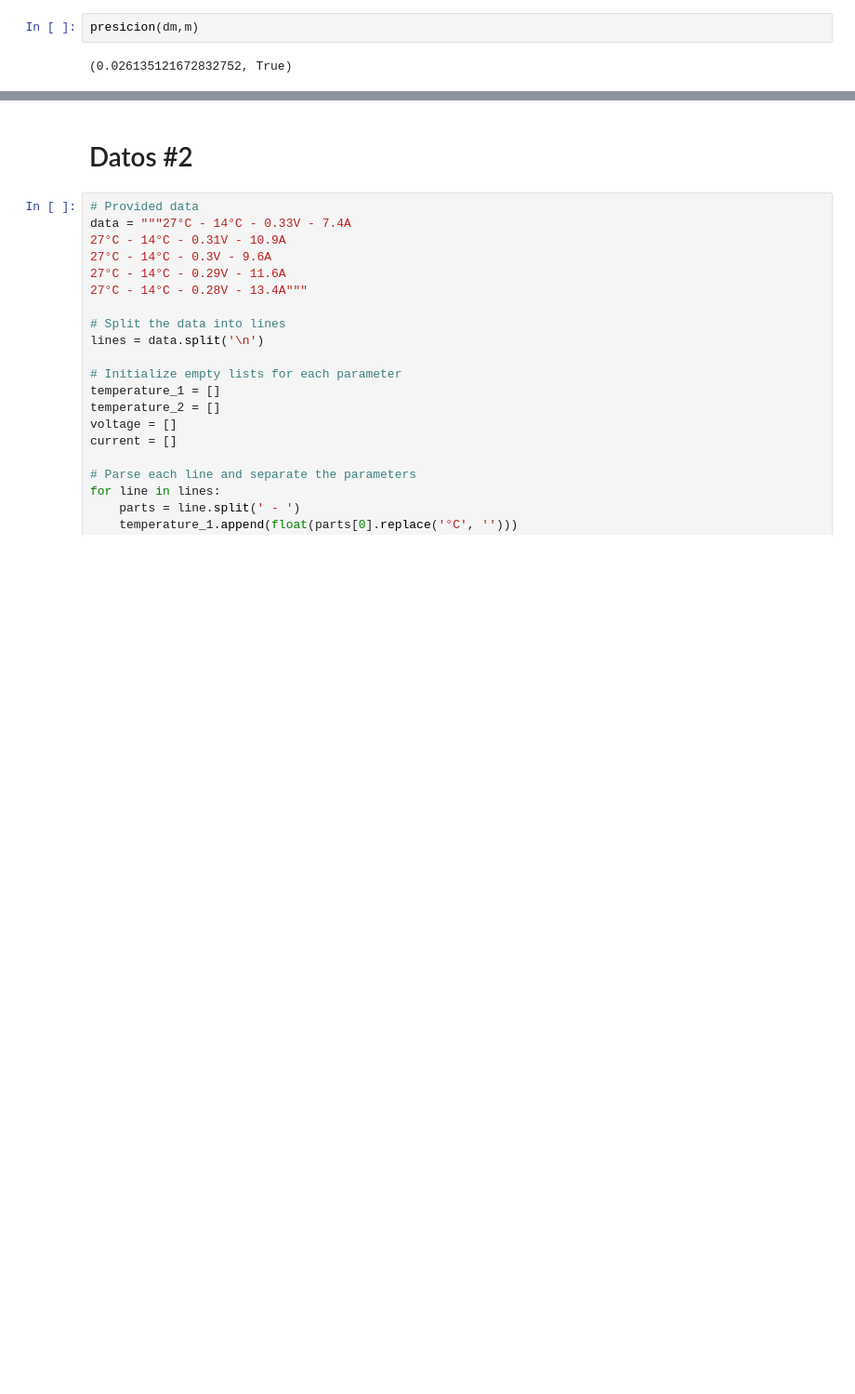
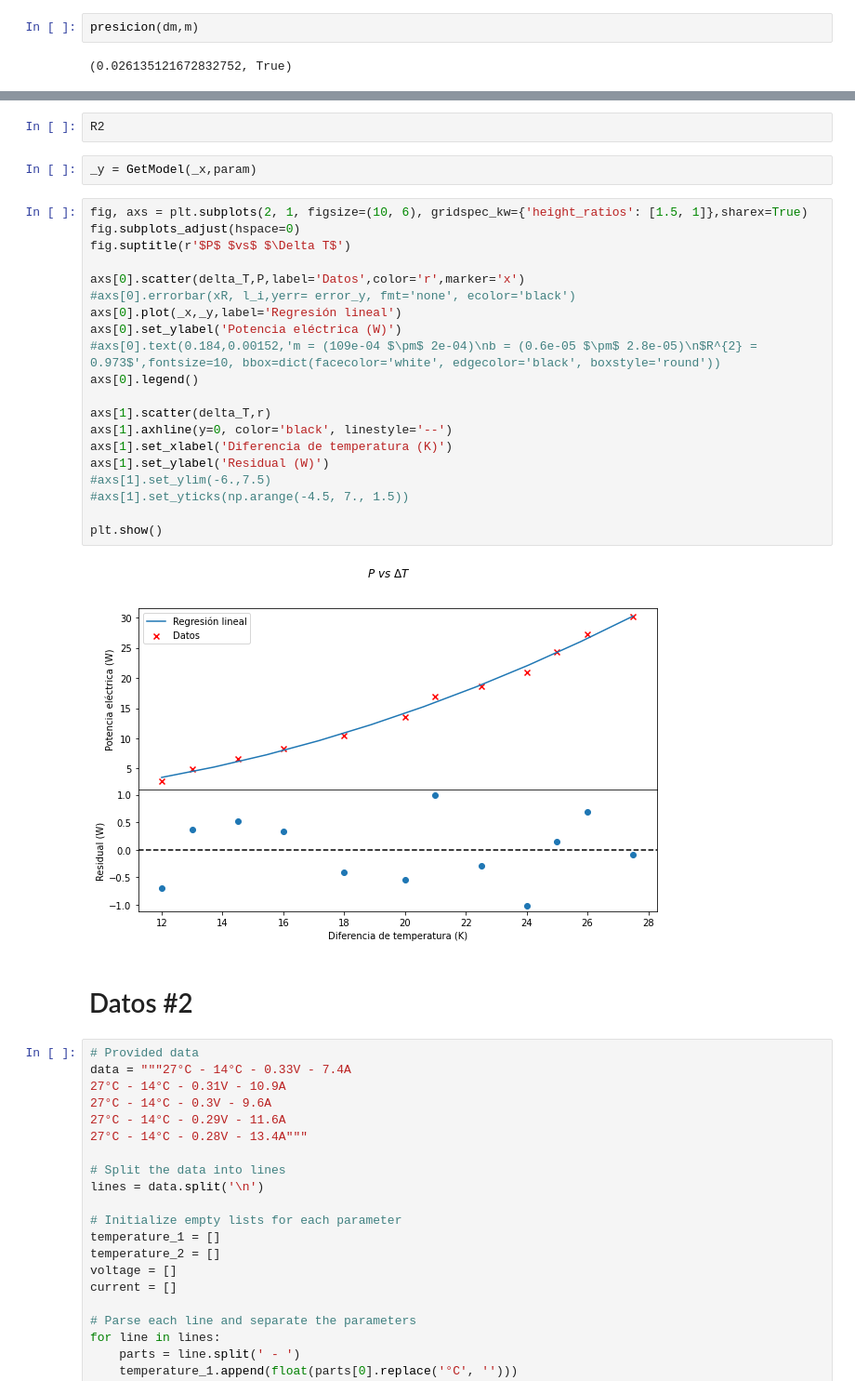
Before and after one commit to slaverdeg/Laboratorio-Moderna-GitHub, a Jupyter notebook: Efecto Seebeck/codigo ES.ipynb, the cells around one changed output, grey strips where cells are left out. Shown at 93% size. Drawn from its saved outputs; the diff is of its cells as text; blank space fills up the shorter version.

```diff
--- a/Efecto Seebeck/codigo ES.ipynb
+++ b/Efecto Seebeck/codigo ES.ipynb
@@ -296,3 +370,29 @@ presicion(dm,m)
+# %%
+R2
+# %%
+_y = GetModel(_x,param)
+# %%
+fig, axs = plt.subplots(2, 1, figsize=(10, 6), gridspec_kw={'height_ratios': [1.5, 1]},sharex=True)
+fig.subplots_adjust(hspace=0)
+fig.suptitle(r'$P$ $vs$ $\Delta T$')
+
+axs[0].scatter(delta_T,P,label='Datos',color='r',marker='x')
+#axs[0].errorbar(xR, l_i,yerr= error_y, fmt='none', ecolor='black')
+axs[0].plot(_x,_y,label='Regresión lineal')
+axs[0].set_ylabel('Potencia eléctrica (W)')
+#axs[0].text(0.184,0.00152,'m = (109e-04 $\pm$ 2e-04)\nb = (0.6e-05 $\pm$ 2.8e-05)\n$R^{2} = 0.973$',fontsize=10, bbox=dict(facecolor='white', edgecolor='black', boxstyle='round'))
+axs[0].legend()
+
+axs[1].scatter(delta_T,r)
+axs[1].axhline(y=0, color='black', linestyle='--')
+axs[1].set_xlabel('Diferencia de temperatura (K)')
+axs[1].set_ylabel('Residual (W)')
+#axs[1].set_ylim(-6.,7.5)
+#axs[1].set_yticks(np.arange(-4.5, 7., 1.5))
+
+plt.show()
+# %% [output]
+[figure, added]
 # %% [markdown]
 # Datos #2
 # %%
```
Also changed, not shown: parts of 6 cells of this notebook, 1 other file.
